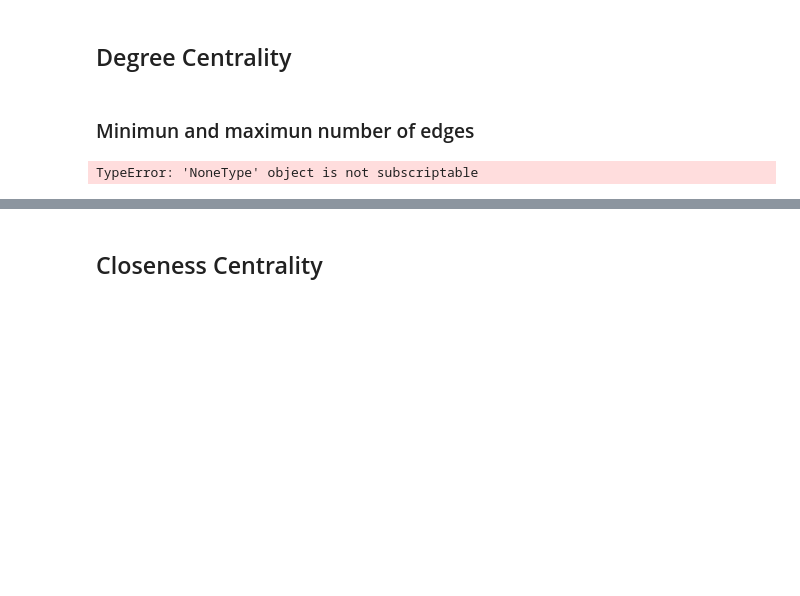
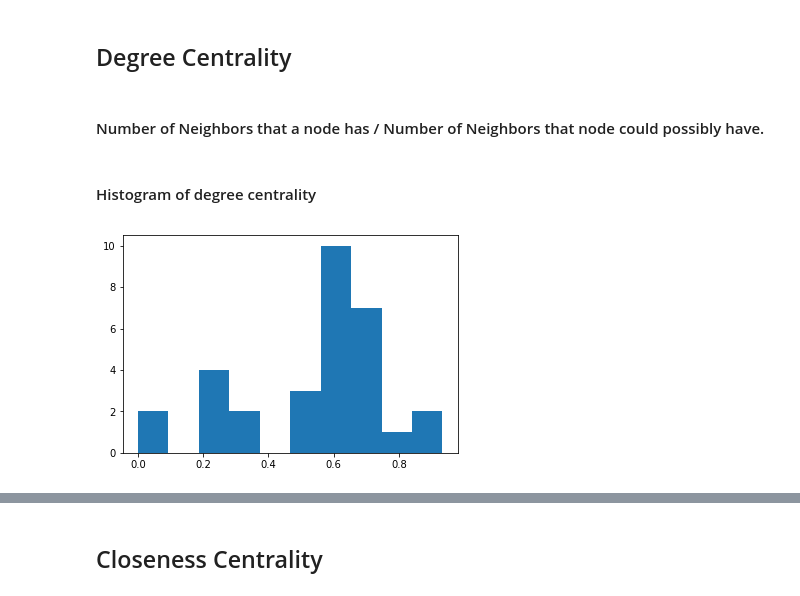
Before and after one commit to AlainKuiete/DATA620ASSIGNMENTS, a Jupyter notebook: data620Project1.ipynb, the cells around one changed output, grey strips where cells are left out. Cells and saved outputs as stored; diff of their text form; code cells hidden in the pictures; blank space fills up the shorter version.

```diff
--- a/data620Project1.ipynb
+++ b/data620Project1.ipynb
@@ -129,10 +129,16 @@ plt.show()
 [figure]
 # %% [markdown]
 ## Degree Centrality
-# %% [markdown]
-### Minimun and maximun number of edges
-# %%
-deg = nx.degree(g)
-list(deg).sort(key=lambda no_edges:no_edges[1])[0]
-# %% [output]
-TypeError: 'NoneType' object is not subscriptable
+# %% [markdown]
+#### Number of Neighbors that a node has / Number of Neighbors that node could possibly have.
+# %%
+degrees = [len(list(g.neighbors(n))) for n in g.nodes()]
+deg_cent = nx.degree_centrality(g)
+# %% [markdown]
+#### Histogram of degree centrality
+# %%
+plt.figure()
+plt.hist(list(deg_cent.values()))
+plt.show()
+# %% [output]
+[figure, added]
```
Also changed, not shown: parts of 9 cells of this notebook.
